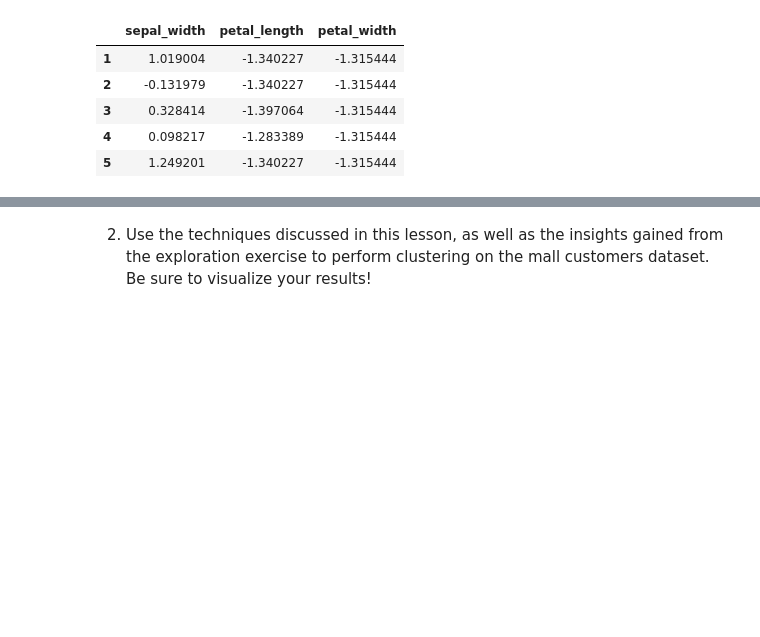
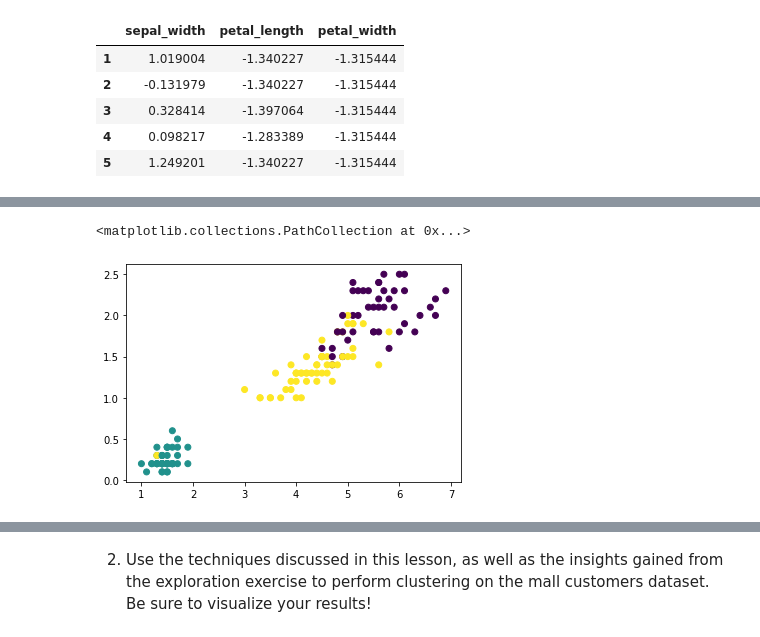
Before and after one commit to chloerwhitaker/clustering-exercises, a Jupyter notebook: modeling.ipynb, the cells around one changed output, grey strips where cells are left out. Saved outputs shown, nothing was run; the diff lists cells and outputs as text; code cells hidden in the pictures; blank space fills up the shorter version.

```diff
--- a/modeling.ipynb
+++ b/modeling.ipynb
@@ -350,0 +340,5 @@ centroids_scaled
+# %%
+plt.scatter(iris.petal_length, iris.petal_width, c=iris.cluster)
+# %% [output]
+<matplotlib.collections.PathCollection at 0x...>
+[figure, added]
```
Also changed, not shown: parts of 53 cells of this notebook.
